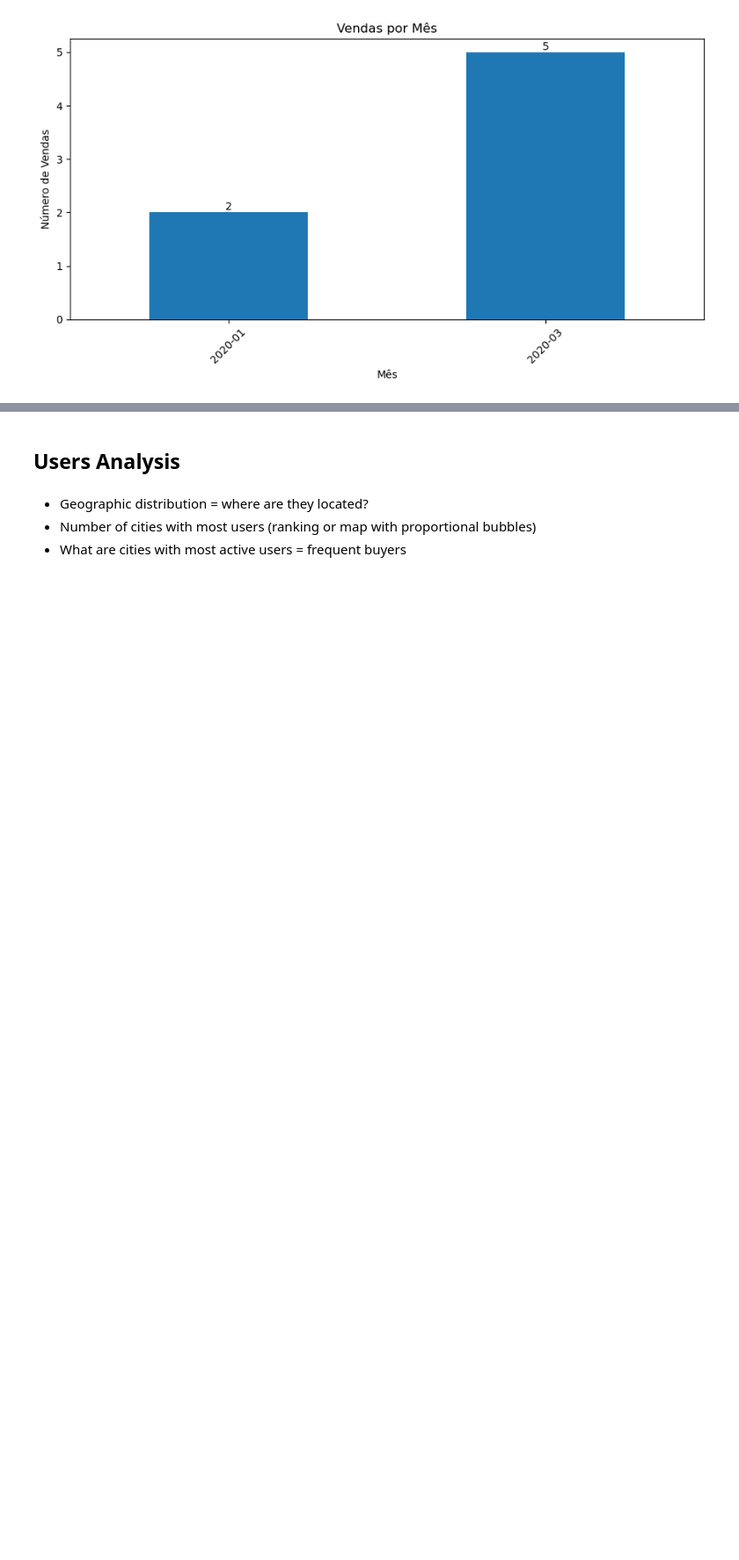
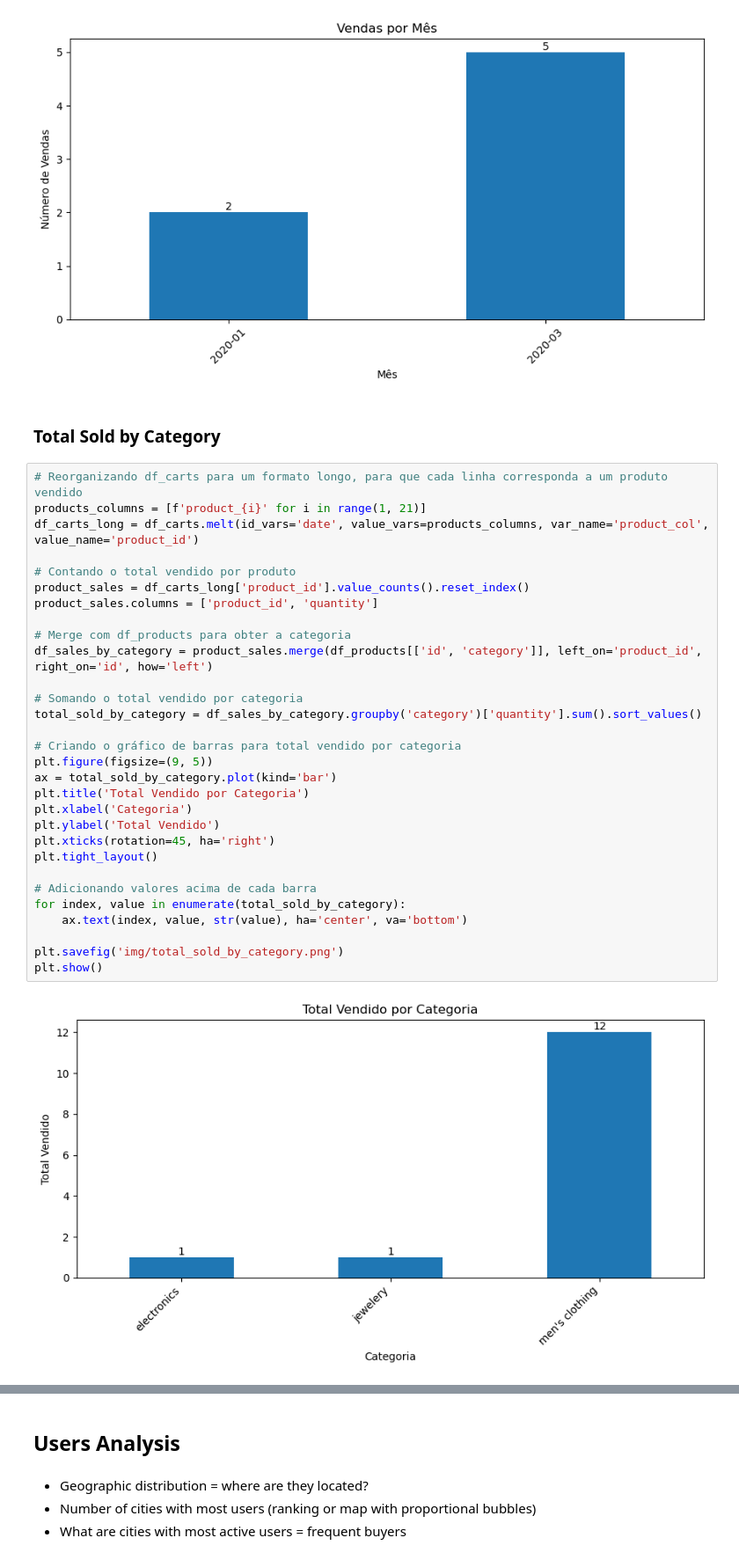
Before and after one commit to joaomj/api_data_analysis, a Jupyter notebook: notebook_eda.ipynb, the cells around one changed output, grey strips where cells are left out. Shown at 88% size. Cells and saved outputs as stored; diff of their text form; blank space fills up the shorter version.

```diff
--- a/notebook_eda.ipynb
+++ b/notebook_eda.ipynb
@@ -824,3 +831,37 @@ plt.savefig('img/monthly_sales.png')
 plt.show()
 # %% [output]
 [figure]
+# %% [markdown]
+### Total Sold by Category
+# %%
+# Reorganizando df_carts para um formato longo, para que cada linha corresponda a um produto vendido
+products_columns = [f'product_{i}' for i in range(1, 21)]
+df_carts_long = df_carts.melt(id_vars='date', value_vars=products_columns, var_name='product_col', value_name='product_id')
+
+# Contando o total vendido por produto
+product_sales = df_carts_long['product_id'].value_counts().reset_index()
+product_sales.columns = ['product_id', 'quantity']
+
+# Merge com df_products para obter a categoria
+df_sales_by_category = product_sales.merge(df_products[['id', 'category']], left_on='product_id', right_on='id', how='left')
+
+# Somando o total vendido por categoria
+total_sold_by_category = df_sales_by_category.groupby('category')['quantity'].sum().sort_values()
+
+# Criando o gráfico de barras para total vendido por categoria
+plt.figure(figsize=(9, 5))
+ax = total_sold_by_category.plot(kind='bar')
+plt.title('Total Vendido por Categoria')
+plt.xlabel('Categoria')
+plt.ylabel('Total Vendido')
+plt.xticks(rotation=45, ha='right')
+plt.tight_layout()
+
+# Adicionando valores acima de cada barra
+for index, value in enumerate(total_sold_by_category):
+    ax.text(index, value, str(value), ha='center', va='bottom')
+
+plt.savefig('img/total_sold_by_category.png')
+plt.show()
+# %% [output]
+[figure, added]
```
Also changed, not shown: parts of 14 cells of this notebook.
